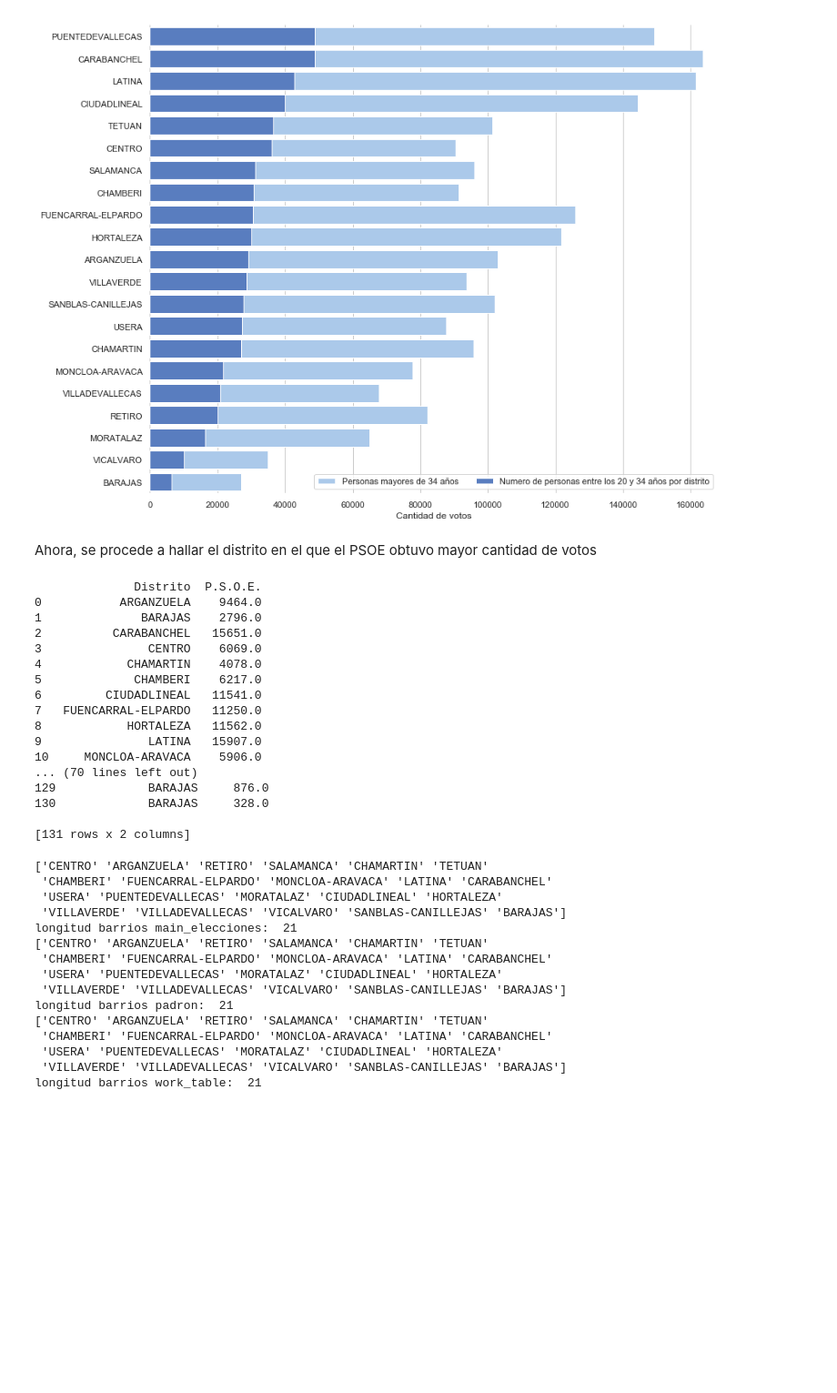
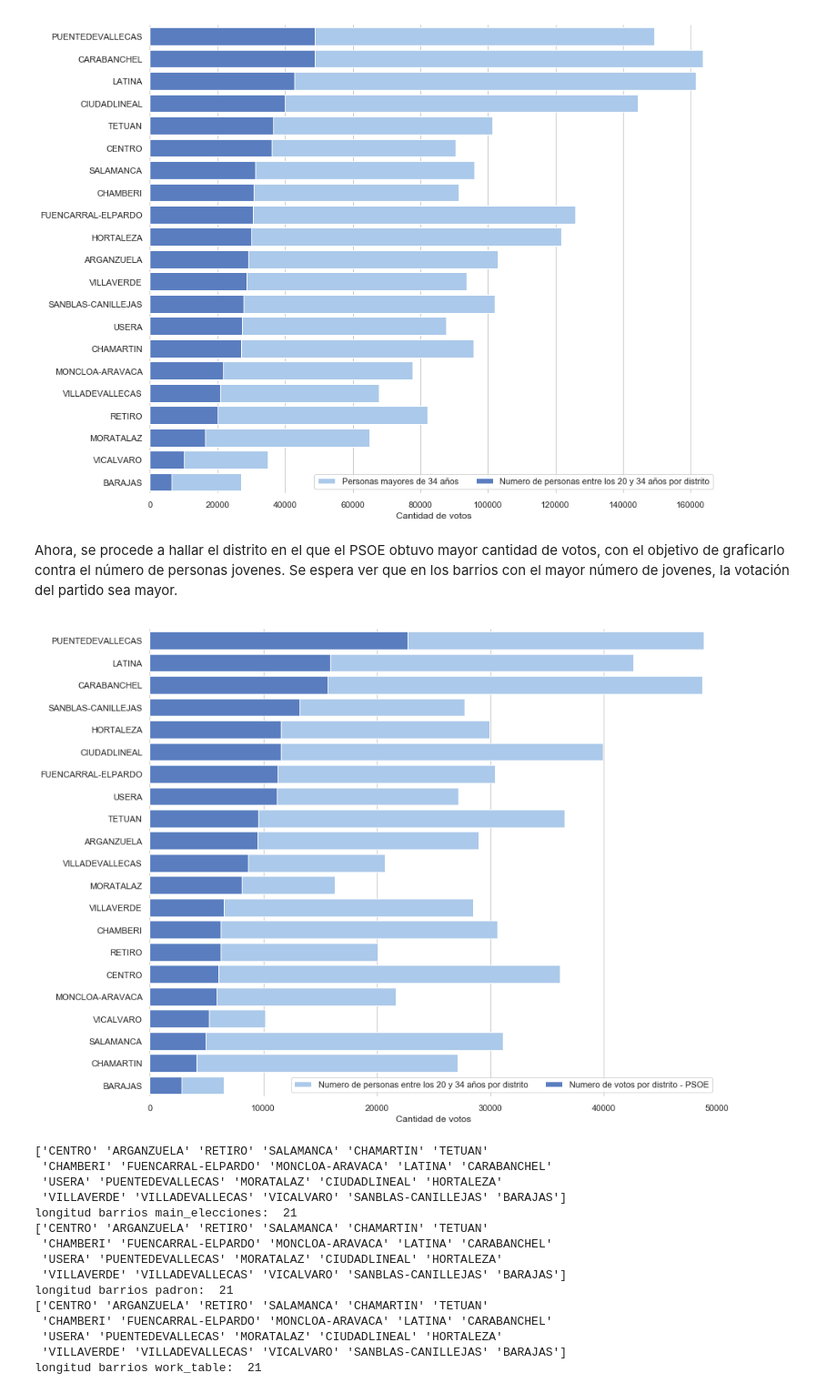
Before and after one commit to InmaLatorre/G3_ProyectoPython, a Jupyter notebook: MAIN.ipynb, the cells around one changed output. Shown at 91% size. Saved outputs shown, nothing was run; the diff lists cells and outputs as text; code cells hidden in the pictures; blank space fills up the shorter version.

Commit message:
Se agreaga la segunda grafica en la que se realciona el numero de personas jovenes con el total de votos del PSOE, por distrito

```diff
--- a/MAIN.ipynb
+++ b/MAIN.ipynb
@@ -259,10 +257,10 @@ def seleccionar_data_por_columna(partido):
     return temp
 
 # Numero de personas por distrito entre los 20 y 34 años
-numero_jovenes_distrito = seleccionar_data_por_edad(rango_edades_jovenes, 'Total', 'sum')
+numero_jovenes_distrito = seleccionar_data_por_edad(rango_edades_jovenes, 'Total', 'sum').sort_values('Distrito')
 
 # Numero de personas mayores de 34 años
-numero_no_jovenes_distrito = seleccionar_data_por_edad(rango_edades_no_jovenes, 'Total', 'sum')
+numero_no_jovenes_distrito = seleccionar_data_por_edad(rango_edades_no_jovenes, 'Total', 'sum').sort_values('Distrito')
 
 # Organizar los datos para graficar.
 numero_jovenes_distrito['Total_adultos'] = numero_no_jovenes_distrito.Total
@@ -293,31 +291,35 @@ sns.despine(left=True, bottom=True)
 # %% [output]
 [figure]
 # %% [markdown]
-Ahora, se procede a hallar el distrito en el que el PSOE obtuvo mayor cantidad de votos
+Ahora, se procede a hallar el distrito en el que el PSOE obtuvo mayor cantidad de votos, con el objetivo de graficarlo contra el número de personas jovenes. Se espera ver que en los barrios con el mayor número de jovenes, la votación del partido sea mayor.
-# %%
-# Numero de votos para el PSOE pror distrito
-votos_psoe_distrito = seleccionar_data_por_columna('P.S.O.E.')
-print(votos_psoe_distrito)
-# print(work_table[['Distrito','P.S.O.E.']])
-print(main_table_elecciones[['Distrito','P.S.O.E.']])
-# %% [output]
-              Distrito  P.S.O.E.
-0           ARGANZUELA    9464.0
-1              BARAJAS    2796.0
-2          CARABANCHEL   15651.0
-3               CENTRO    6069.0
-4            CHAMARTIN    4078.0
-5             CHAMBERI    6217.0
-6         CIUDADLINEAL   11541.0
-7   FUENCARRAL-ELPARDO   11250.0
-8            HORTALEZA   11562.0
-9               LATINA   15907.0
-10     MONCLOA-ARAVACA    5906.0
-... (70 lines left out)
-129             BARAJAS     876.0
-130             BARAJAS     328.0
-
-[131 rows x 2 columns]
+# %%
+# Numero de votos para el PSOE pror distrito
+votos_psoe_distrito = seleccionar_data_por_columna('P.S.O.E.')
+
+# Se organiza el total de votos del PSOE en orden descentente
+votos_psoe_distrito = votos_psoe_distrito.sort_values('Distrito')
+
+# Se organizan los jovenes por distrito
+numero_jovenes_distrito_new = numero_jovenes_distrito.sort_values('Distrito')
+numero_jovenes_distrito_new['P.S.O.E.'] = votos_psoe_distrito['P.S.O.E.']
+numero_jovenes_distrito_new = numero_jovenes_distrito_new.sort_values('P.S.O.E.', ascending=False)
+
+sns.set(style="whitegrid")
+sns.set_color_codes("pastel")
+f, ax = plt.subplots(figsize=(13, 11))
+q = sns.barplot(y="Distrito" , x="Total", data=numero_jovenes_distrito_new,
+            label="Numero de personas entre los 20 y 34 años por distrito", color="b")
+
+sns.set_color_codes("muted")
+q = sns.barplot(y="Distrito" , x='P.S.O.E.', data=numero_jovenes_distrito_new,
+            label="Numero de votos por distrito - PSOE",  color="b")
+
+ax.legend(ncol=2, loc="lower right", frameon=True)
+ax.set(xlim=(0, 50000), ylabel="",
+       xlabel="Cantidad de votos")
+sns.despine(left=True, bottom=True)
+# %% [output]
+[figure, added]
 # %%
 print(pd.unique(main_table_elecciones.Distrito))
 print('longitud barrios main_elecciones: ', len(pd.unique(main_table_elecciones.Distrito)))
```
Also changed, not shown: parts of 2 cells of this notebook.
